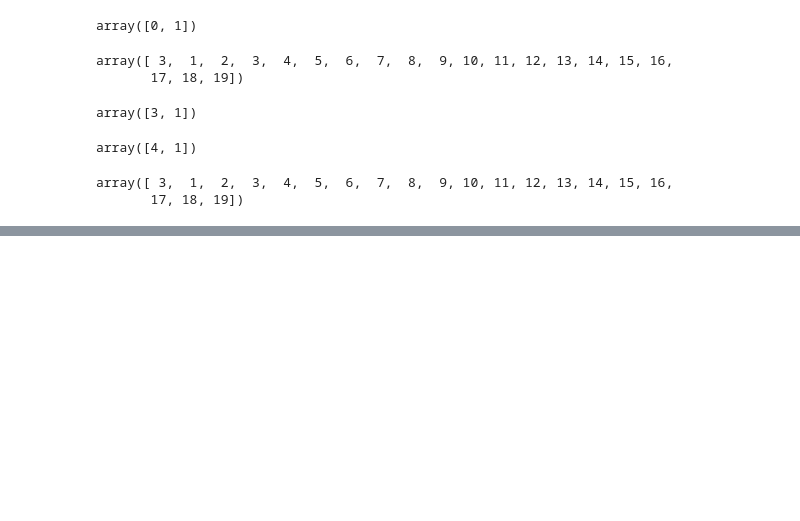
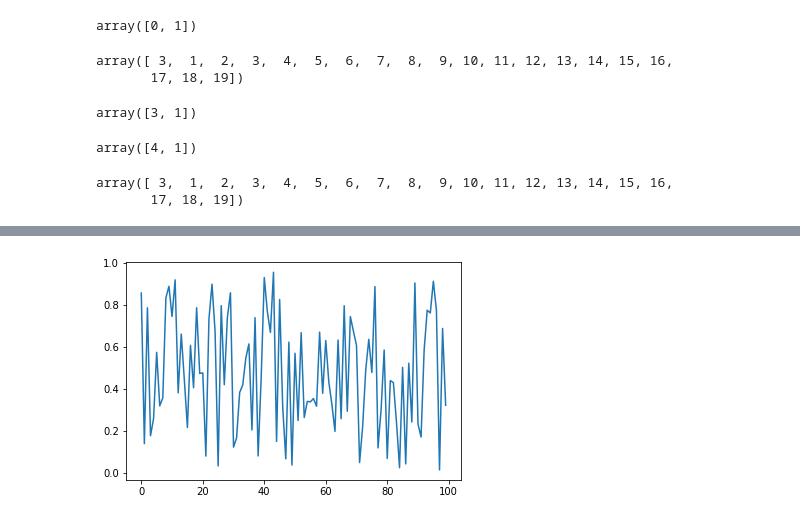
Before and after one commit to eslavaj/pattern_recognition_methods, a Jupyter notebook: python_review/scikit_review/np_scikit.ipynb, the cells around one changed output, grey strips where cells are left out. Saved outputs shown, nothing was run; the diff lists cells and outputs as text; code cells hidden in the pictures; blank space fills up the shorter version.

```diff
--- a/python_review/scikit_review/np_scikit.ipynb
+++ b/python_review/scikit_review/np_scikit.ipynb
@@ -212,0 +490,5 @@ for x in ta2d:
+# %%
+plt.plot(np.random.rand(100))
+plt.show(block=False)
+# %% [output]
+[figure, added]
```
Also changed, not shown: parts of 77 cells of this notebook, 2 other files.
